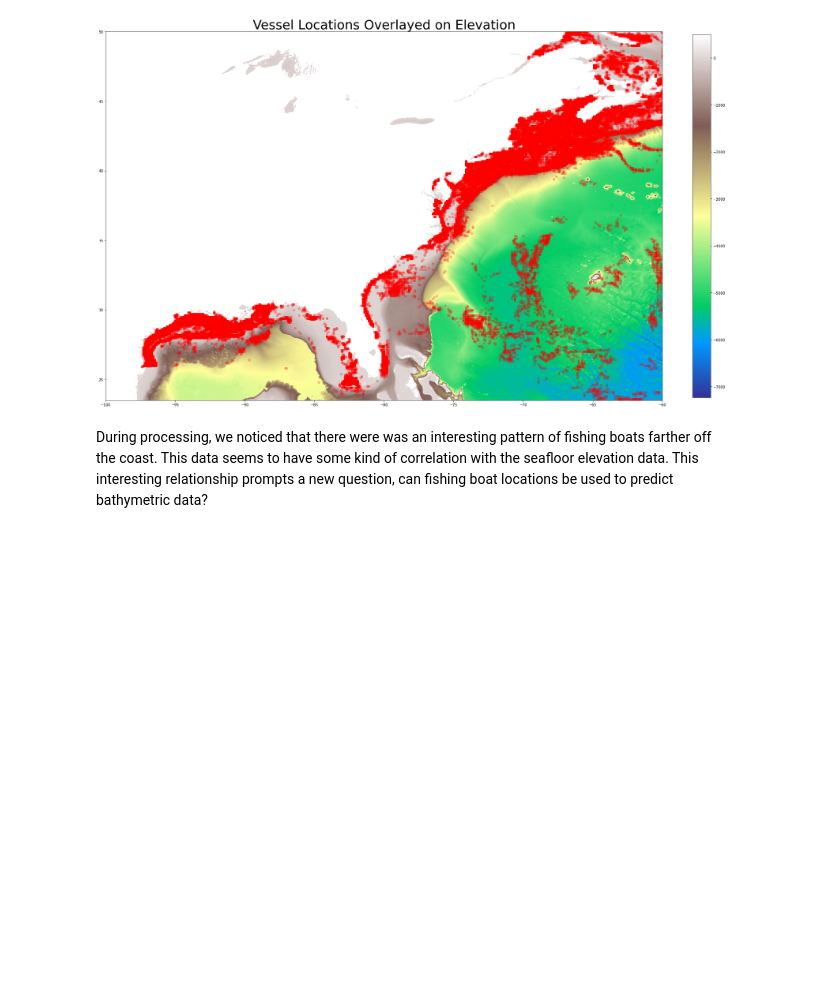
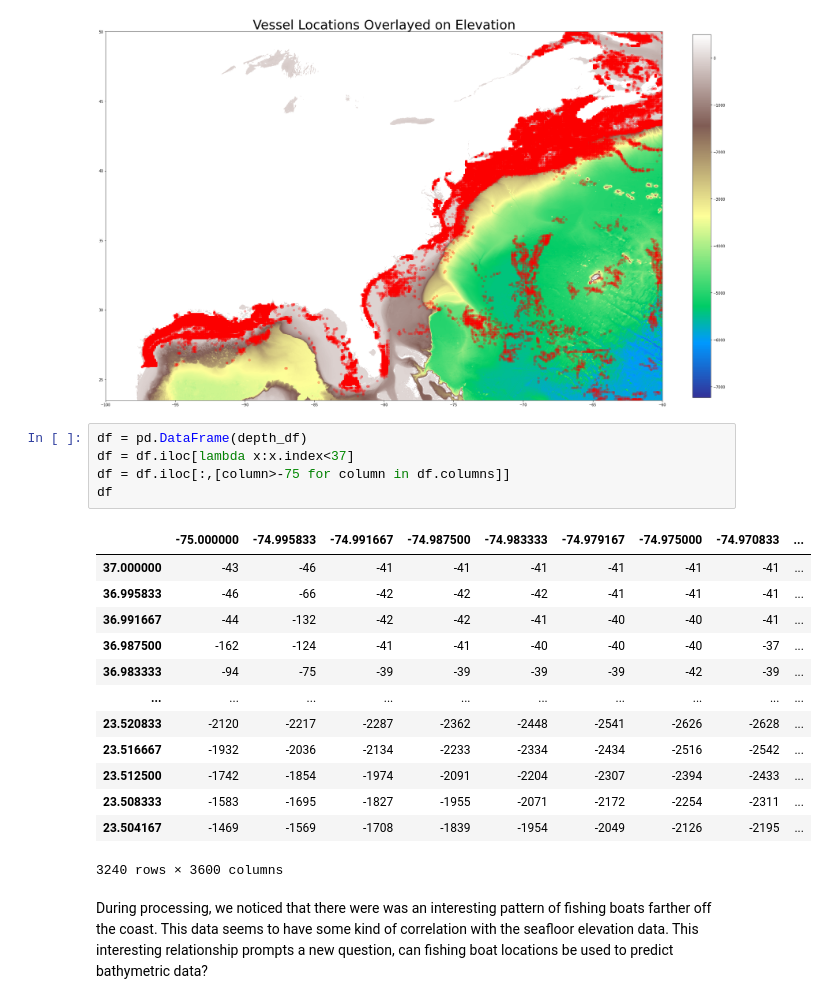
Before and after one commit to WillySwain/Fishwrecks, a Jupyter notebook: Project2.ipynb, the cells around one changed output. Cells and saved outputs as stored; diff of their text form; blank space fills up the shorter version.

```diff
--- a/Project2.ipynb
+++ b/Project2.ipynb
@@ -211,5 +211,24 @@ plt.title("Vessel Locations Overlayed on Elevation", fontsize=36)
 plt.show()
 # %% [output]
 [figure]
+# %%
+df = pd.DataFrame(depth_df)
+df = df.iloc[lambda x:x.index<37]
+df = df.iloc[:,[column>-75 for column in df.columns]]
+df
+# %% [output]
+|  | -75.000000 | -74.995833 | -74.991667 | -74.987500 | -74.983333 | -74.979167 | -74.975000 | -74.970833 | ... |
+| 37.000000 | -43 | -46 | -41 | -41 | -41 | -41 | -41 | -41 | ... |
+| 36.995833 | -46 | -66 | -42 | -42 | -42 | -41 | -41 | -41 | ... |
+| 36.991667 | -44 | -132 | -42 | -42 | -41 | -40 | -40 | -41 | ... |
+| 36.987500 | -162 | -124 | -41 | -41 | -40 | -40 | -40 | -37 | ... |
+| 36.983333 | -94 | -75 | -39 | -39 | -39 | -39 | -42 | -39 | ... |
+| ... | ... | ... | ... | ... | ... | ... | ... | ... | ... |
+| 23.520833 | -2120 | -2217 | -2287 | -2362 | -2448 | -2541 | -2626 | -2628 | ... |
+| 23.516667 | -1932 | -2036 | -2134 | -2233 | -2334 | -2434 | -2516 | -2542 | ... |
+| 23.512500 | -1742 | -1854 | -1974 | -2091 | -2204 | -2307 | -2394 | -2433 | ... |
+| 23.508333 | -1583 | -1695 | -1827 | -1955 | -2071 | -2172 | -2254 | -2311 | ... |
+| 23.504167 | -1469 | -1569 | -1708 | -1839 | -1954 | -2049 | -2126 | -2195 | ... |
+3240 rows × 3600 columns
 # %% [markdown]
 During processing, we noticed that there were was an interesting pattern of fishing boats farther off the coast. This data seems to have some kind of correlation with the seafloor elevation data. This interesting relationship prompts a new question, can fishing boat locations be used to predict bathymetric data?
```
Also changed, not shown: parts of 3 cells of this notebook, 1 other file.
